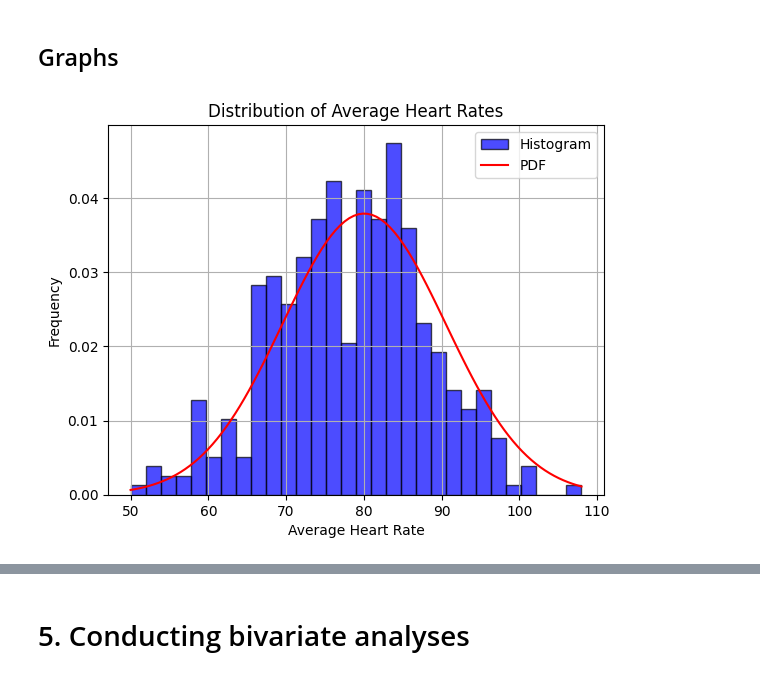
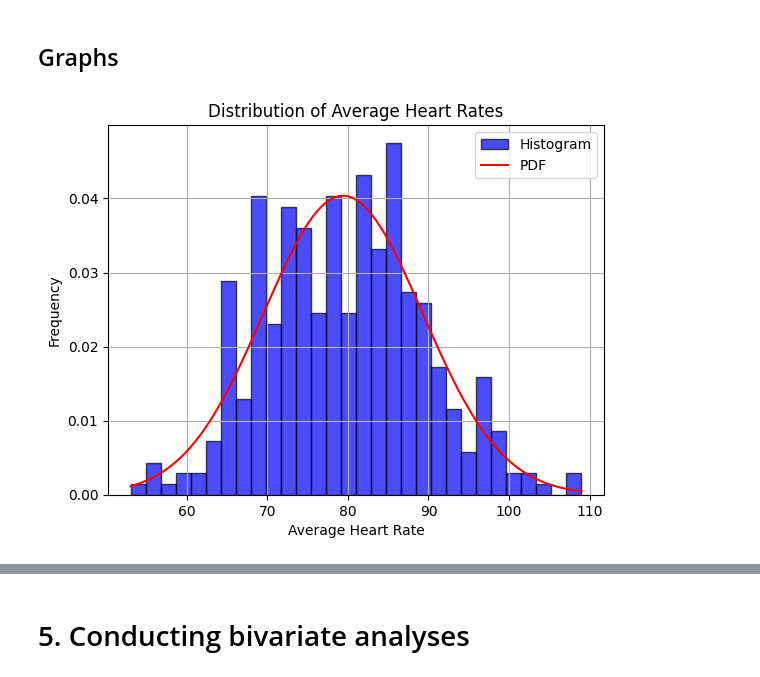
Before and after one commit to Beczheng/datasci_3_eda, a Jupyter notebook: HHA_507_HW_3.ipynb, the cells around one changed output, grey strips where cells are left out. Saved outputs shown, nothing was run; the diff lists cells and outputs as text; code cells hidden in the pictures.

```diff
--- a/HHA_507_HW_3.ipynb
+++ b/HHA_507_HW_3.ipynb
@@ -322,30 +322,30 @@ IQR for average blood pressure: 20.5
 # %%
 # Visualizing distribution of average heart rates through a histogram
 
 # Normal distribution
 
-mean = 80.041667
-std_dev = 10.517848
-num_samples = 336
+mean = 79.392473
+std_dev = 9.882695
+num_samples = 372
 
 # Creating a histogram
 
 plt.hist(df7['average_hr'], bins=30, density=True, alpha=0.7, color='blue', edgecolor='black', label='Histogram')
 
 # Create a probability density function (PDF) curve
 
 x = np.linspace(min(df7['average_hr']), max(df7['average_hr']), 100)
 pdf = (1/(std_dev * np.sqrt(2*np.pi))) * np.exp(-(x - mean)**2 / (2*std_dev**2))
 plt.plot(x, pdf, color='red', label='PDF')
 
 plt.title('Distribution of Average Heart Rates')
 plt.xlabel('Average Heart Rate')
 plt.ylabel('Frequency')
 plt.legend()
 plt.grid(True)
 plt.show()
 # %% [output]
-[figure, old version]
+[figure, new version]
 # %%
 # Visualizing distribution of average blood pressures through a histogram
 
```
Also changed, not shown: parts of 20 cells of this notebook.
